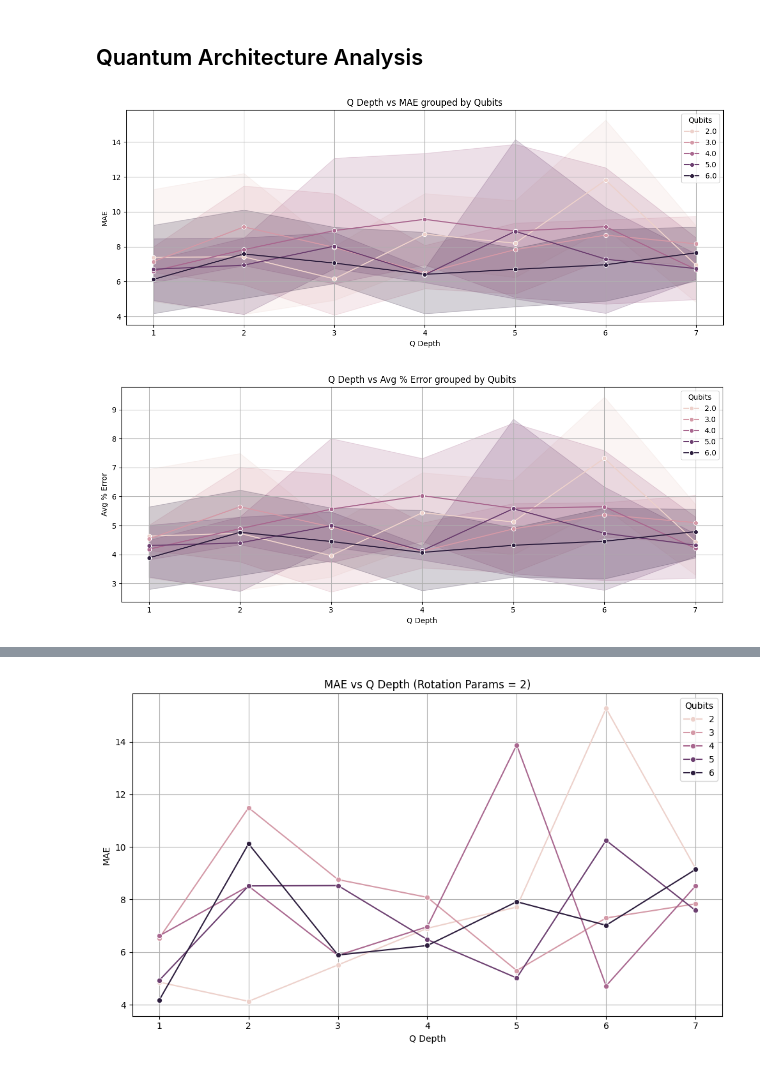
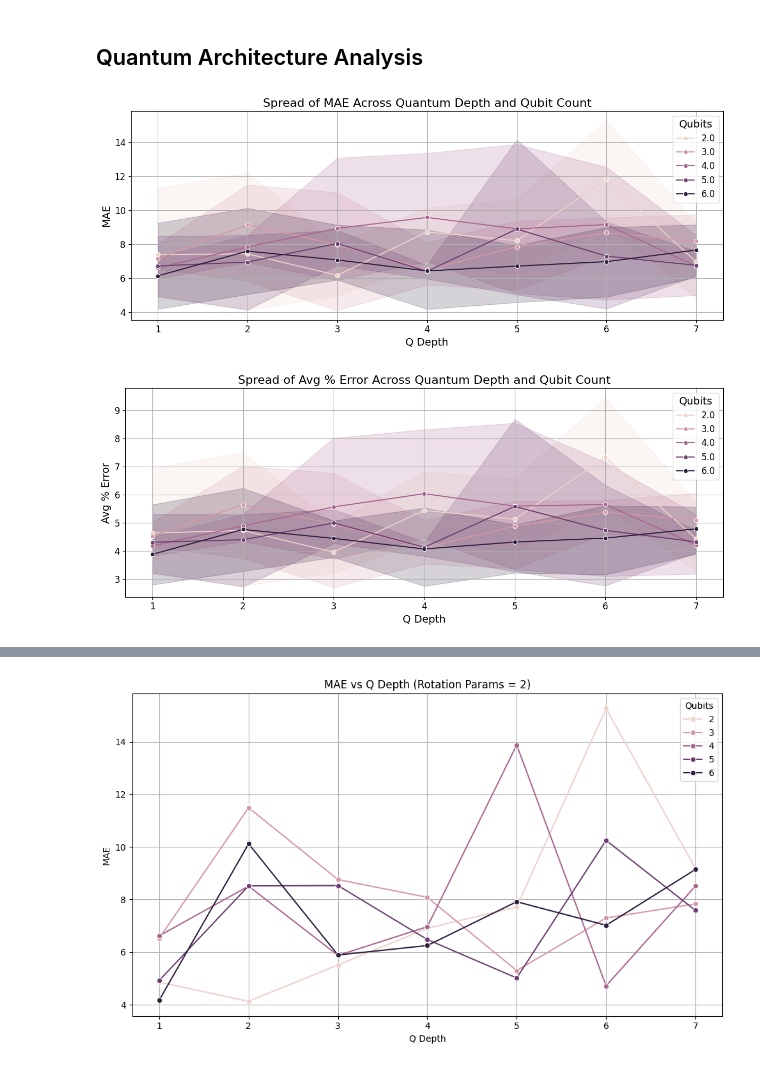
Before and after one commit to NathanPaceydev/Time-Series-Forecasting-Using-Hybrid-Quantum-Classical-Models, a Jupyter notebook: optimization/data_analysis.ipynb, the cells around one changed output, grey strips where cells are left out. Saved outputs shown, nothing was run; the diff lists cells and outputs as text; code cells hidden in the pictures.

```diff
--- a/optimization/data_analysis.ipynb
+++ b/optimization/data_analysis.ipynb
@@ -3,38 +3,48 @@
 # %%
 import pandas as pd
 import matplotlib.pyplot as plt
 import seaborn as sns
 
 # Load the Excel data (replace this path with your actual Excel file path if needed)
-file_path = "./qml_experiment_log - Copy.xlsx"
+file_path = "./quantum layer optimization/qml_optimization_quantum_layer.xlsx"
 
 # Load the data
 df = pd.read_excel(file_path)
 
 # Convert "-" to NaN and cast columns to numeric
 for col in ["Qubits", "Q Depth", "Rotation Params", "MAE", "Avg % Error"]:
     df[col] = pd.to_numeric(df[col], errors='coerce')
 
 # Filter to only rows where quantum was used
 df_quantum = df[df["Use Quantum"] == True]
 
 # Create plots to visualize trends
 plt.figure(figsize=(12, 5))
 sns.lineplot(data=df_quantum, x="Q Depth", y="MAE", hue="Qubits", marker="o")
-plt.title("Q Depth vs MAE grouped by Qubits")
+plt.title("Spread of MAE Across Quantum Depth and Qubit Count",fontsize=16)
+plt.xlabel("Q Depth", fontsize=14)
+plt.ylabel("MAE", fontsize=14)
+plt.xticks(fontsize=12)
+plt.yticks(fontsize=12)
 plt.grid(True)
+plt.legend(title="Qubits", fontsize=12, title_fontsize=14)
 plt.tight_layout()
 plt.show()
 
 plt.figure(figsize=(12, 5))
 sns.lineplot(data=df_quantum, x="Q Depth", y="Avg % Error", hue="Qubits", marker="o")
-plt.title("Q Depth vs Avg % Error grouped by Qubits")
+plt.title("Spread of Avg % Error Across Quantum Depth and Qubit Count",fontsize=16)
+plt.xlabel("Q Depth", fontsize=14)
+plt.ylabel("Avg % Error", fontsize=14)
+plt.xticks(fontsize=12)
+plt.yticks(fontsize=12)
 plt.grid(True)
+plt.legend(title="Qubits", fontsize=12, title_fontsize=14)
 plt.tight_layout()
 plt.show()
 # %% [output]
-[figure, old version]
+[figure, new version]
-[figure, old version]
+[figure, new version]
 # %%
 
 
```
Also changed, not shown: parts of 6 cells of this notebook, 29 other files.
